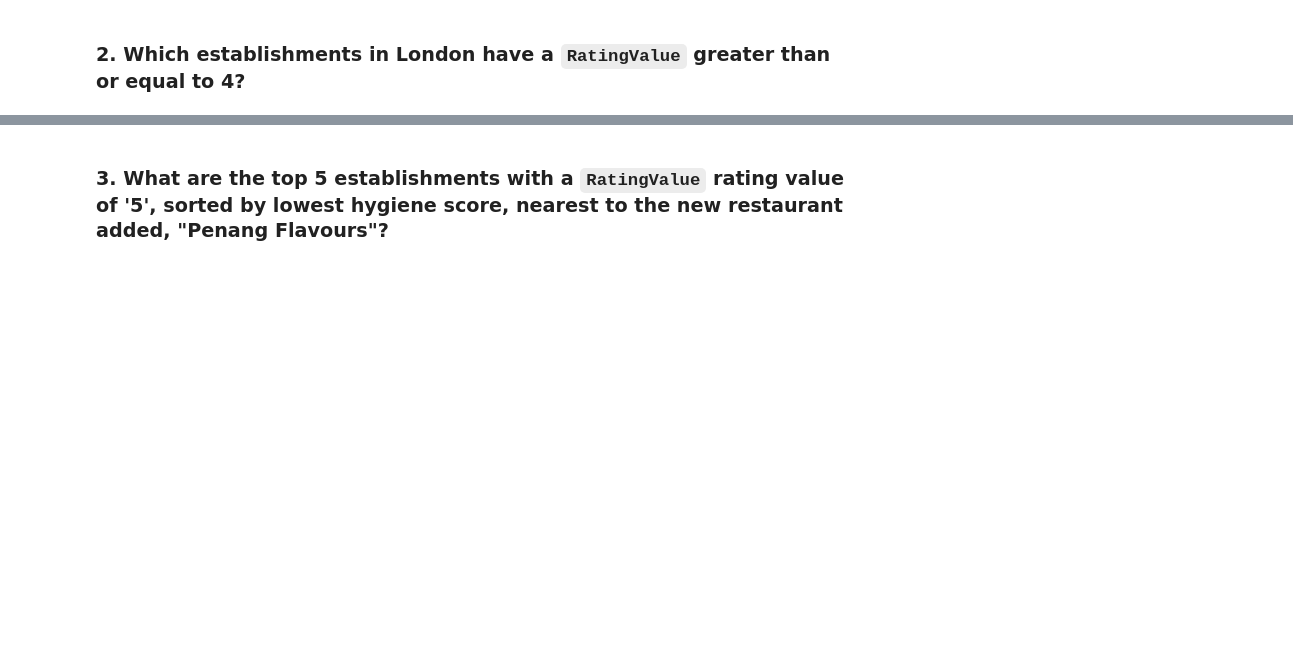
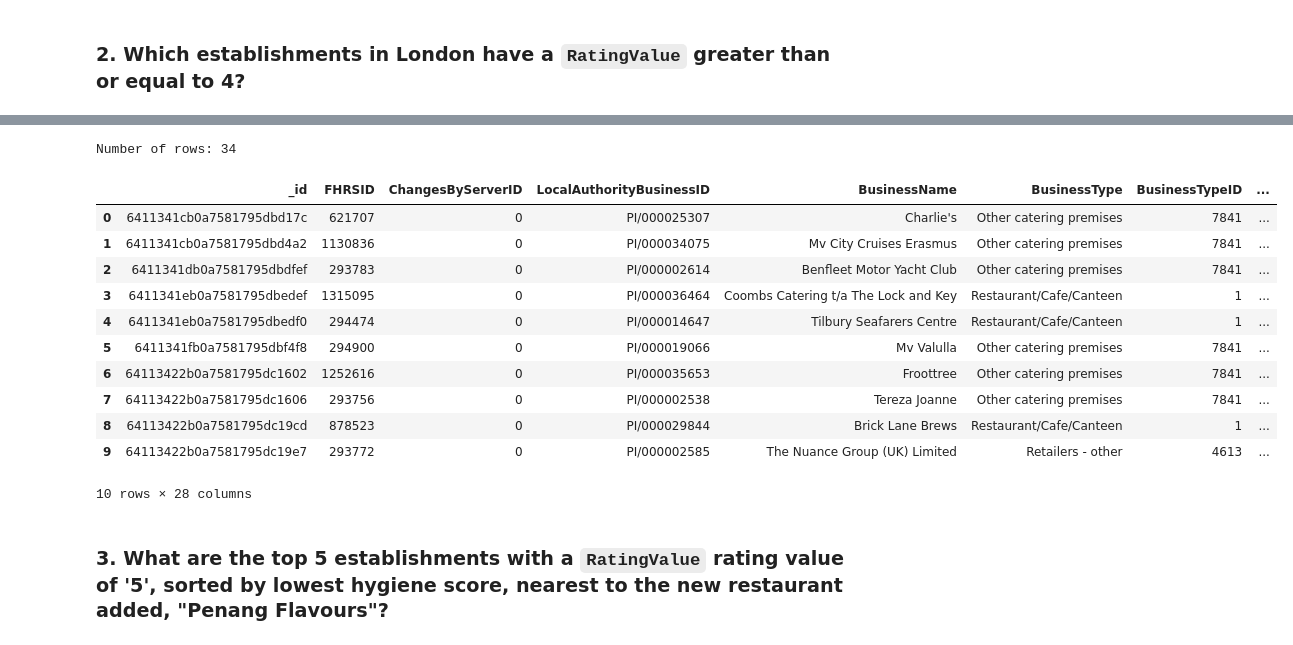
Before and after one commit to candidamg/nosql-challenge, a Jupyter notebook: NoSQL_analysis_starter.ipynb, the cells around one changed output, grey strips where cells are left out. Saved outputs shown, nothing was run; the diff lists cells and outputs as text; code cells hidden in the pictures; blank space fills up the shorter version.

```diff
--- a/NoSQL_analysis_starter.ipynb
+++ b/NoSQL_analysis_starter.ipynb
@@ -85,10 +85,14 @@ Number of rows: 41
 ### 2. Which establishments in London have a `RatingValue` greater than or equal to 4?
 # %%
 # Find the establishments with London as the Local Authority and has a RatingValue greater than or equal to 4.
-query = {"AddressLine4": "London",
-         "RatingValue": {"$gte":4}}
+query = {'LocalAuthorityName': {'$regex': 'London'},
+          'RatingValue': {'$gte': '4'}}
 
 # Use count_documents to display the number of documents in the result
+query_count = establishments.count_documents(query)
 
+print("Number of documents:", query_count)
 
+results = list(establishments.find(query))
 # Display the first document in the results using pprint
+pprint(results[:1])
@@ -95,9 +117,27 @@ query = {"AddressLine4": "London",
 # %%
 # Convert the result to a Pandas DataFrame
+london_df = pd.DataFrame(results)
 
 # Display the number of rows in the DataFrame
+rows_count = len(london_df.index)
+print("Number of rows:", rows_count)
 
 # Display the first 10 rows of the DataFrame
+london_df.head(10)
+# %% [output]
+Number of rows: 34
+|  | _id | FHRSID | ChangesByServerID | LocalAuthorityBusinessID | BusinessName | BusinessType | BusinessTypeID | ... |
+| 0 | 6411341cb0a7581795dbd17c | 621707 | 0 | PI/000025307 | Charlie's | Other catering premises | 7841 | ... |
+| 1 | 6411341cb0a7581795dbd4a2 | 1130836 | 0 | PI/000034075 | Mv City Cruises Erasmus | Other catering premises | 7841 | ... |
+| 2 | 6411341db0a7581795dbdfef | 293783 | 0 | PI/000002614 | Benfleet Motor Yacht Club | Other catering premises | 7841 | ... |
+| 3 | 6411341eb0a7581795dbedef | 1315095 | 0 | PI/000036464 | Coombs Catering t/a The Lock and Key | Restaurant/Cafe/Canteen | 1 | ... |
+| 4 | 6411341eb0a7581795dbedf0 | 294474 | 0 | PI/000014647 | Tilbury Seafarers Centre | Restaurant/Cafe/Canteen | 1 | ... |
+| 5 | 6411341fb0a7581795dbf4f8 | 294900 | 0 | PI/000019066 | Mv Valulla | Other catering premises | 7841 | ... |
+| 6 | 64113422b0a7581795dc1602 | 1252616 | 0 | PI/000035653 | Froottree | Other catering premises | 7841 | ... |
+| 7 | 64113422b0a7581795dc1606 | 293756 | 0 | PI/000002538 | Tereza Joanne | Other catering premises | 7841 | ... |
+| 8 | 64113422b0a7581795dc19cd | 878523 | 0 | PI/000029844 | Brick Lane Brews | Restaurant/Cafe/Canteen | 1 | ... |
+| 9 | 64113422b0a7581795dc19e7 | 293772 | 0 | PI/000002585 | The Nuance Group (UK) Limited | Retailers - other | 4613 | ... |
+10 rows × 28 columns
 # %% [markdown]
 ### 3. What are the top 5 establishments with a `RatingValue` rating value of '5', sorted by lowest hygiene score, nearest to the new restaurant added, "Penang Flavours"?
 # %%
```
Also changed, not shown: parts of 2 cells of this notebook.
